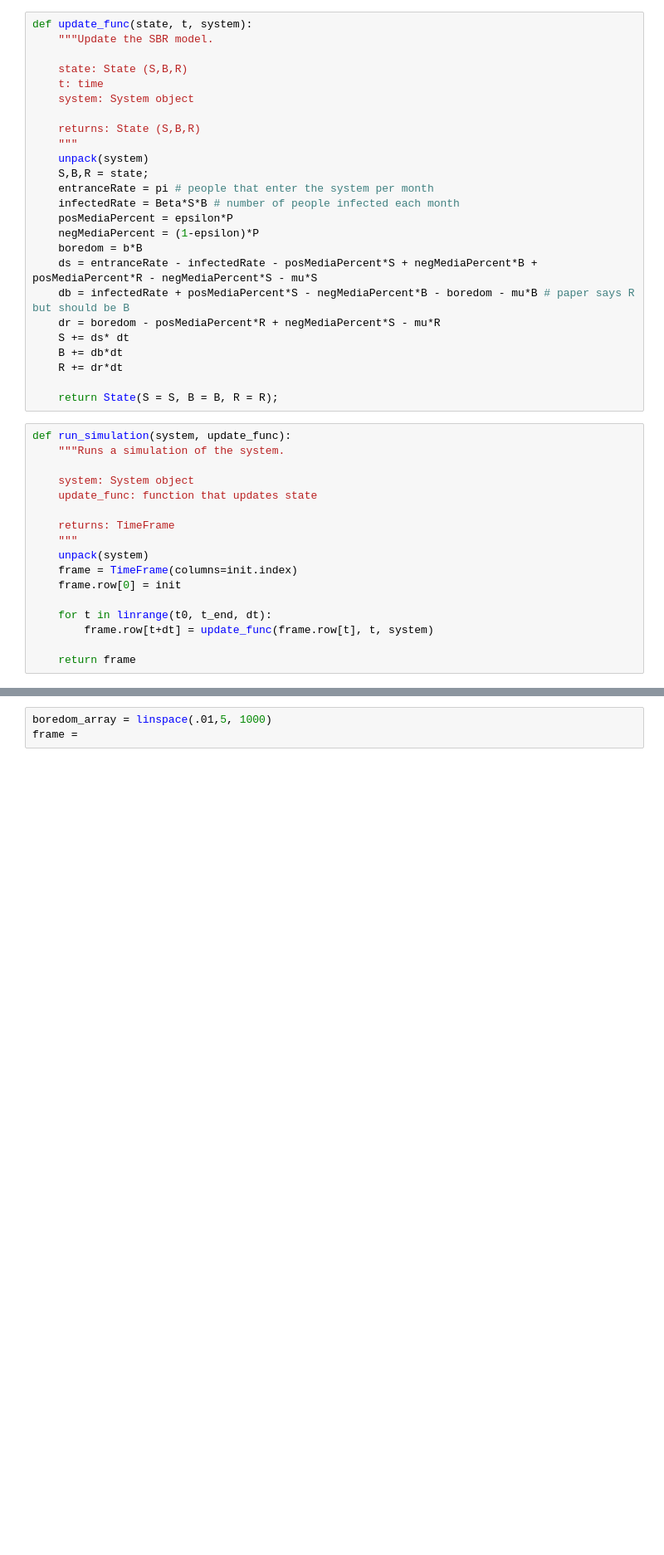
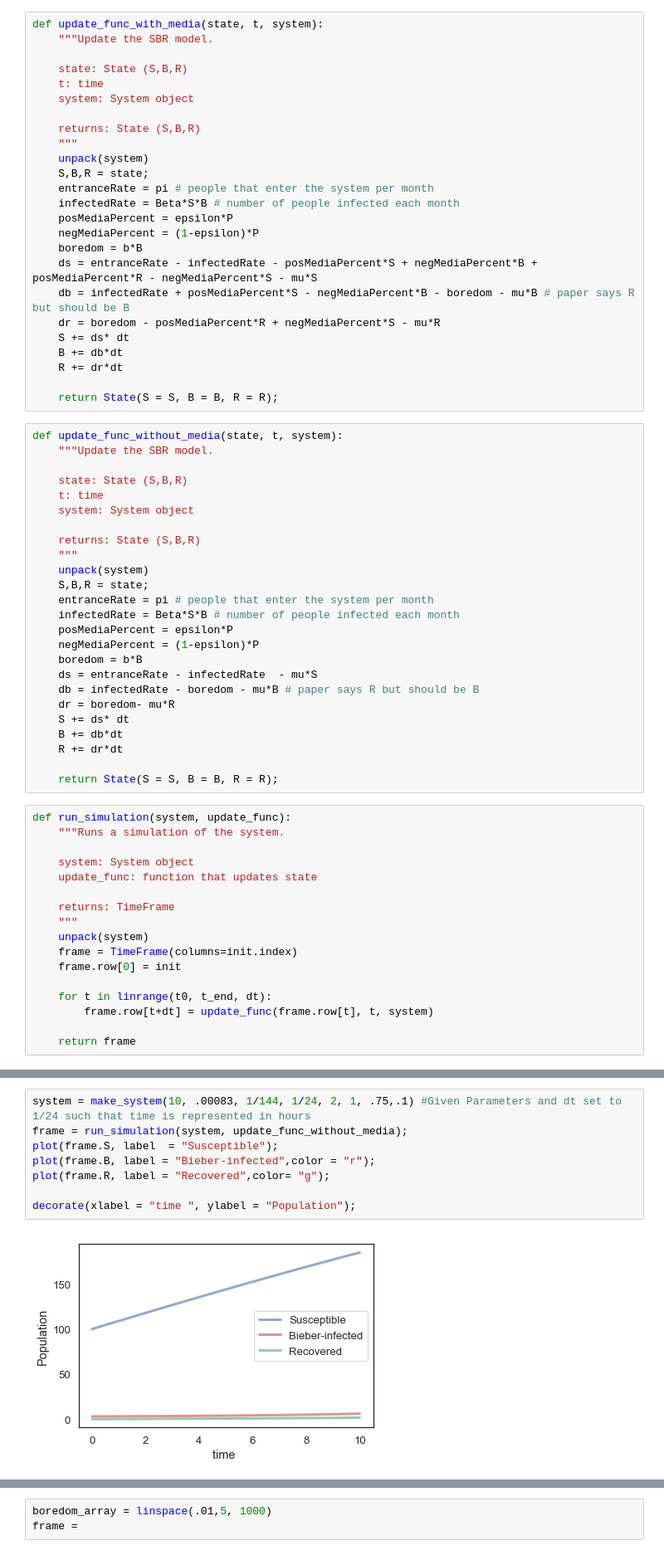
Before and after one commit to mpatil99/modsim-Project2, a Jupyter notebook: Project2.ipynb, the cells around one changed output, grey strips where cells are left out. Shown: that part at 83% size. Drawn from its saved outputs; the diff is of its cells as text; blank space fills up the shorter version.

Commit message:
Updating Project 2 without media Method

```diff
--- a/Project2.ipynb
+++ b/Project2.ipynb
@@ -45,7 +45,7 @@ def make_system(pi, Beta, mu, b ,P, N, epsilon, dt):
                   N = N,
                   epsilon= epsilon,dt=dt)
 # %%
-def update_func(state, t, system):
+def update_func_with_media(state, t, system):
     """Update the SBR model.
 
     state: State (S,B,R)
@@ -69,6 +69,31 @@ def update_func(state, t, system):
     R += dr*dt
 
     return State(S = S, B = B, R = R);
+# %%
+def update_func_without_media(state, t, system):
+    """Update the SBR model.
+
+    state: State (S,B,R)
+    t: time
+    system: System object
+
+    returns: State (S,B,R)
+    """
+    unpack(system)
+    S,B,R = state;
+    entranceRate = pi # people that enter the system per month
+    infectedRate = Beta*S*B # number of people infected each month
+    posMediaPercent = epsilon*P
+    negMediaPercent = (1-epsilon)*P
+    boredom = b*B
+    ds = entranceRate - infectedRate  - mu*S
+    db = infectedRate - boredom - mu*B # paper says R but should be B
+    dr = boredom- mu*R
+    S += ds* dt
+    B += db*dt
+    R += dr*dt
+
+    return State(S = S, B = B, R = R);
 # %%
 def run_simulation(system, update_func):
     """Runs a simulation of the system.
@@ -96,3 +121,13 @@ plot(frame.R, label = "Recovered");
 decorate(xlabel = "time ", ylabel = "Population");
 # %% [output]
 [figure]
+# %%
+system = make_system(10, .00083, 1/144, 1/24, 2, 1, .75,.1) #Given Parameters and dt set to 1/24 such that time is represented in hours
+frame = run_simulation(system, update_func_without_media);
+plot(frame.S, label  = "Susceptible");
+plot(frame.B, label = "Bieber-infected",color = "r");
+plot(frame.R, label = "Recovered",color= "g");
+
+decorate(xlabel = "time ", ylabel = "Population");
+# %% [output]
+[figure, added]
```
Also changed, not shown: parts of 3 cells of this notebook.
